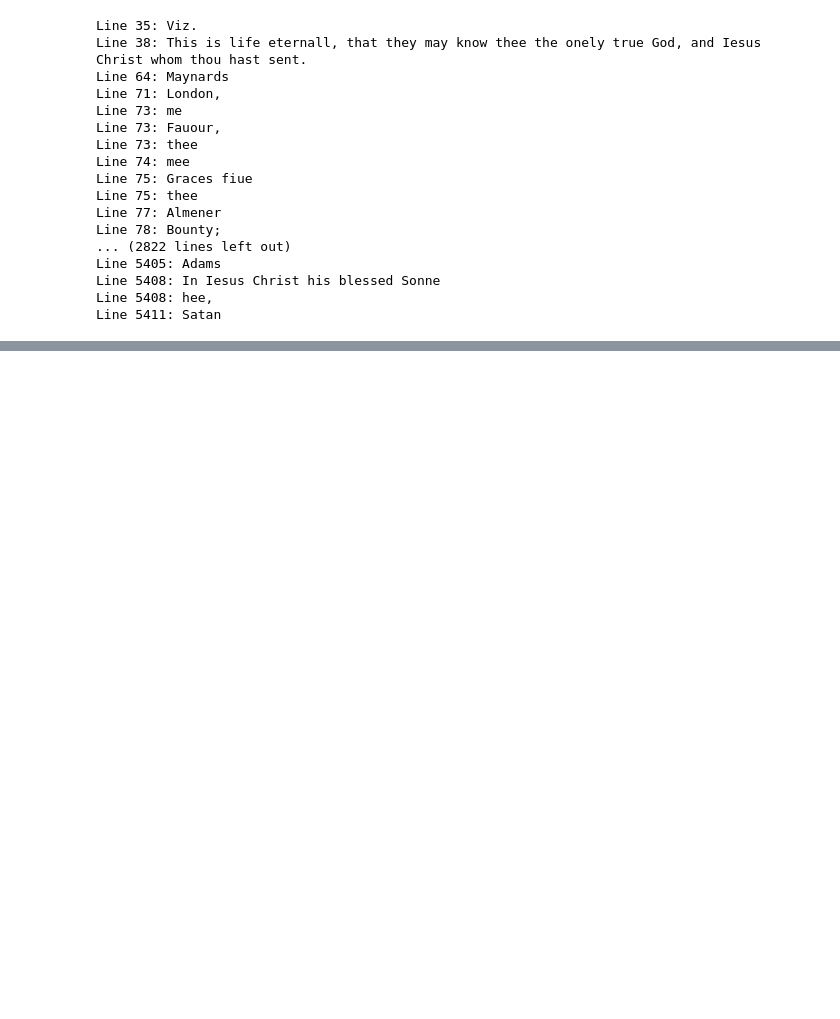
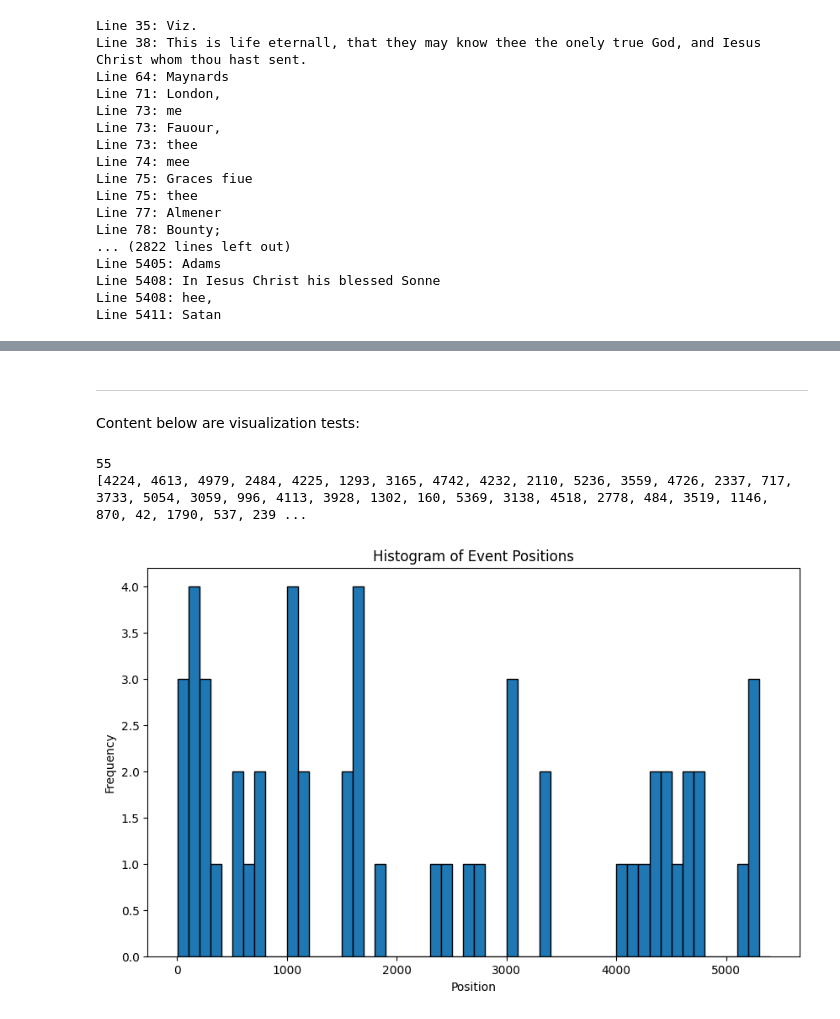
Before and after one commit to zzou21/ECBCData2024, a Jupyter notebook: XMLProcessing/IDItalics.ipynb, the cells around one changed output, grey strips where cells are left out. Cells and saved outputs as stored; diff of their text form; code cells hidden in the pictures; blank space fills up the shorter version.

```diff
--- a/XMLProcessing/IDItalics.ipynb
+++ b/XMLProcessing/IDItalics.ipynb
@@ -54,0 +56,7 @@ Line 5411: Satan
+# %%
+listRemovedShortItalics = []
+for tuple in lineNumberAndContent:
+    if len(tuple[1]) > 30:
+        listRemovedShortItalics.append(tuple)
+for line_number, text in listRemovedShortItalics:
+    print(f'Line {line_number}: {text}')
@@ -54,0 +81,20 @@ Line 5411: Satan
+# %% [markdown]
+----
+Content below are visualization tests:
+# %%
+lineNumberList = [int(tuple[0]) for tuple in listRemovedShortItalics]
+print(len(lineNumberList))
+lineRandom = random.sample(range(1, 5441), 55)
+print(lineRandom)
+# %% [output]
+55
+[4224, 4613, 4979, 2484, 4225, 1293, 3165, 4742, 4232, 2110, 5236, 3559, 4726, 2337, 717, 3733, 5054, 3059, 996, 4113, 3928, 1302, 160, 5369, 3138, 4518, 2778, 484, 3519, 1146, 870, 42, 1790, 537, 239 ...
+# %%
+plt.figure(figsize=(10, 6))
+plt.hist(lineNumberList, bins=range(1, 5440, 100), edgecolor='black')
+plt.title('Histogram of Event Positions')
+plt.xlabel('Position')
+plt.ylabel('Frequency')
+plt.show()
+# %% [output]
+[figure, added]
```
Also changed, not shown: parts of 10 cells of this notebook.
